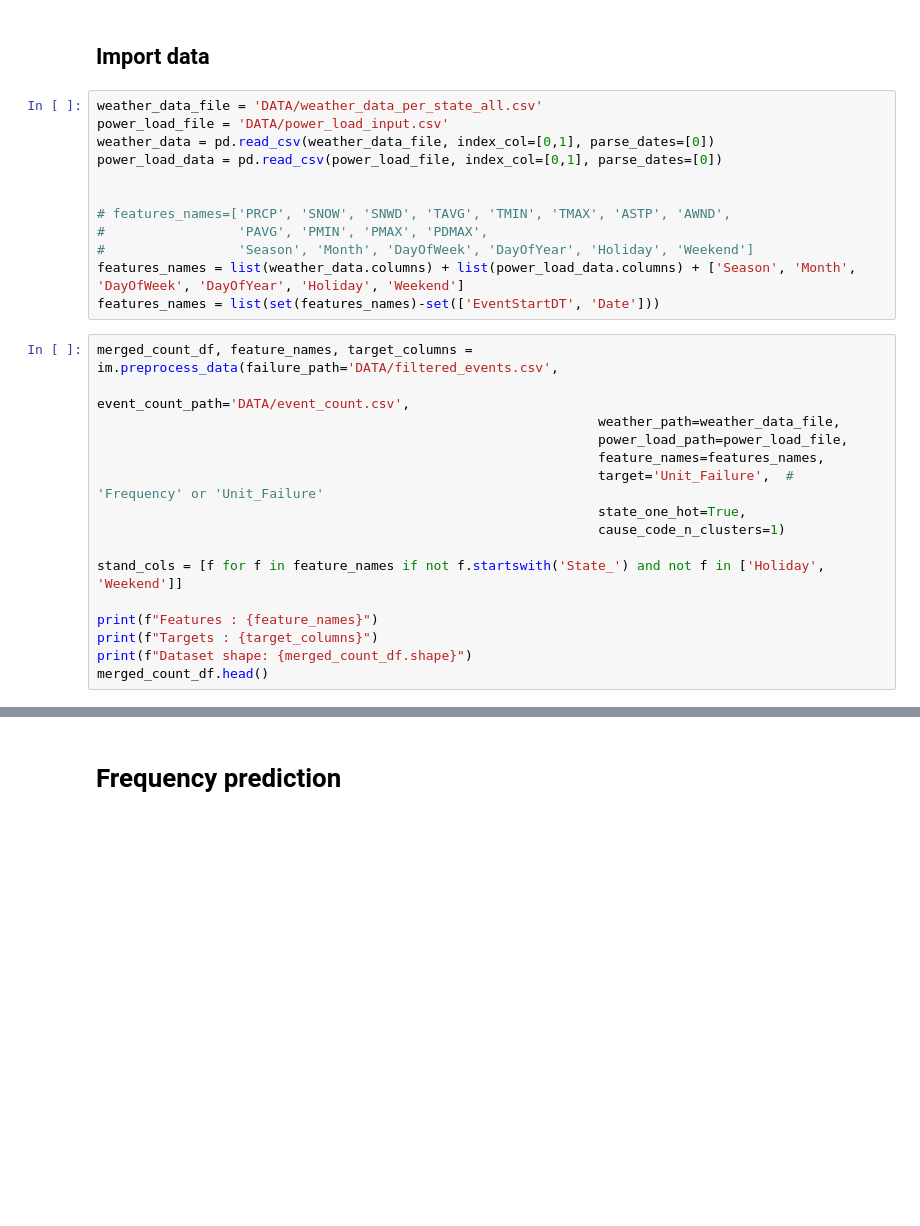
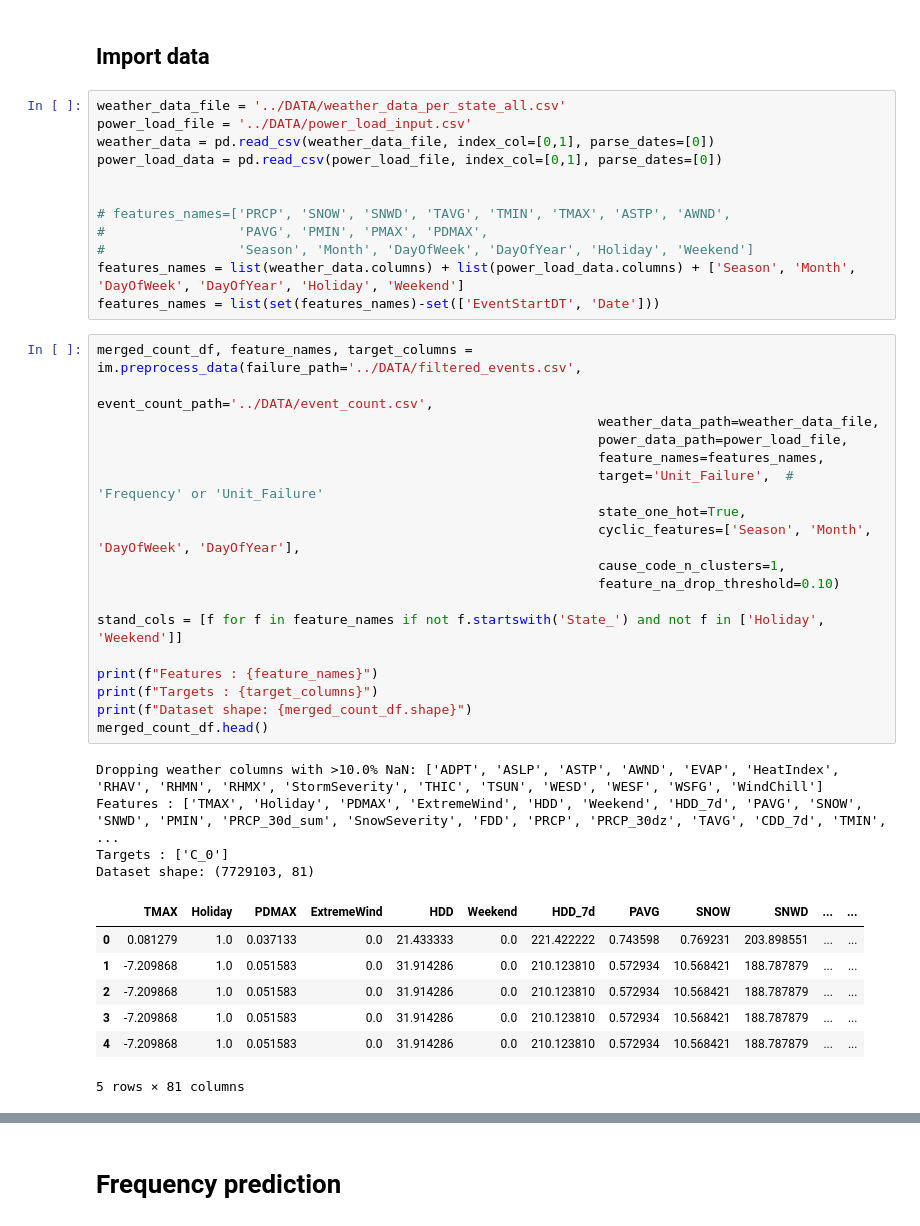
Before and after one commit to malo-lahogue/Generator-outage-probability, a Jupyter notebook: Notebooks/inference.ipynb, the cells around one changed output, grey strips where cells are left out. Cells and saved outputs as stored; diff of their text form; blank space fills up the shorter version.

```diff
--- a/Notebooks/inference.ipynb
+++ b/Notebooks/inference.ipynb
@@ -88,8 +76,8 @@ Traceback (most recent call last):  File "<frozen runpy>", line 198, in _run_mod
 # %% [markdown]
 ## Import data
 # %%
-weather_data_file = 'DATA/weather_data_per_state_all.csv'
-power_load_file = 'DATA/power_load_input.csv'
+weather_data_file = '../DATA/weather_data_per_state_all.csv'
+power_load_file = '../DATA/power_load_input.csv'
 weather_data = pd.read_csv(weather_data_file, index_col=[0,1], parse_dates=[0])
 power_load_data = pd.read_csv(power_load_file, index_col=[0,1], parse_dates=[0])
 
@@ -100,19 +88,33 @@ power_load_data = pd.read_csv(power_load_file, index_col=[0,1], parse_dates=[0])
 features_names = list(weather_data.columns) + list(power_load_data.columns) + ['Season', 'Month', 'DayOfWeek', 'DayOfYear', 'Holiday', 'Weekend']
 features_names = list(set(features_names)-set(['EventStartDT', 'Date']))
 # %%
-merged_count_df, feature_names, target_columns = im.preprocess_data(failure_path='DATA/filtered_events.csv',
-                                                                event_count_path='DATA/event_count.csv',
-                                                                weather_path=weather_data_file,
-                                                                power_load_path=power_load_file,
+merged_count_df, feature_names, target_columns = im.preprocess_data(failure_path='../DATA/filtered_events.csv',
+                                                                event_count_path='../DATA/event_count.csv',
+                                                                weather_data_path=weather_data_file,
+                                                                power_data_path=power_load_file,
                                                                 feature_names=features_names,
                                                                 target='Unit_Failure',  # 'Frequency' or 'Unit_Failure'
                                                                 state_one_hot=True,
-                                                                cause_code_n_clusters=1)
+                                                                cyclic_features=['Season', 'Month', 'DayOfWeek', 'DayOfYear'],
+                                                                cause_code_n_clusters=1,
+                                                                feature_na_drop_threshold=0.10)
 
 stand_cols = [f for f in feature_names if not f.startswith('State_') and not f in ['Holiday', 'Weekend']]
 
 print(f"Features : {feature_names}")
 print(f"Targets : {target_columns}")
 print(f"Dataset shape: {merged_count_df.shape}")
 merged_count_df.head()
+# %% [output]
+Dropping weather columns with >10.0% NaN: ['ADPT', 'ASLP', 'ASTP', 'AWND', 'EVAP', 'HeatIndex', 'RHAV', 'RHMN', 'RHMX', 'StormSeverity', 'THIC', 'TSUN', 'WESD', 'WESF', 'WSFG', 'WindChill']
+Features : ['TMAX', 'Holiday', 'PDMAX', 'ExtremeWind', 'HDD', 'Weekend', 'HDD_7d', 'PAVG', 'SNOW', 'SNWD', 'PMIN', 'PRCP_30d_sum', 'SnowSeverity', 'FDD', 'PRCP', 'PRCP_30dz', 'TAVG', 'CDD_7d', 'TMIN', ...
+Targets : ['C_0']
+Dataset shape: (7729103, 81)
+|  | TMAX | Holiday | PDMAX | ExtremeWind | HDD | Weekend | HDD_7d | PAVG | SNOW | SNWD | ... | ... |
+| 0 | 0.081279 | 1.0 | 0.037133 | 0.0 | 21.433333 | 0.0 | 221.422222 | 0.743598 | 0.769231 | 203.898551 | ... | ... |
+| 1 | -7.209868 | 1.0 | 0.051583 | 0.0 | 31.914286 | 0.0 | 210.123810 | 0.572934 | 10.568421 | 188.787879 | ... | ... |
+| 2 | -7.209868 | 1.0 | 0.051583 | 0.0 | 31.914286 | 0.0 | 210.123810 | 0.572934 | 10.568421 | 188.787879 | ... | ... |
+| 3 | -7.209868 | 1.0 | 0.051583 | 0.0 | 31.914286 | 0.0 | 210.123810 | 0.572934 | 10.568421 | 188.787879 | ... | ... |
+| 4 | -7.209868 | 1.0 | 0.051583 | 0.0 | 31.914286 | 0.0 | 210.123810 | 0.572934 | 10.568421 | 188.787879 | ... | ... |
+5 rows × 81 columns
 # %%
```
Also changed, not shown: parts of 16 cells of this notebook, 7 other files.
